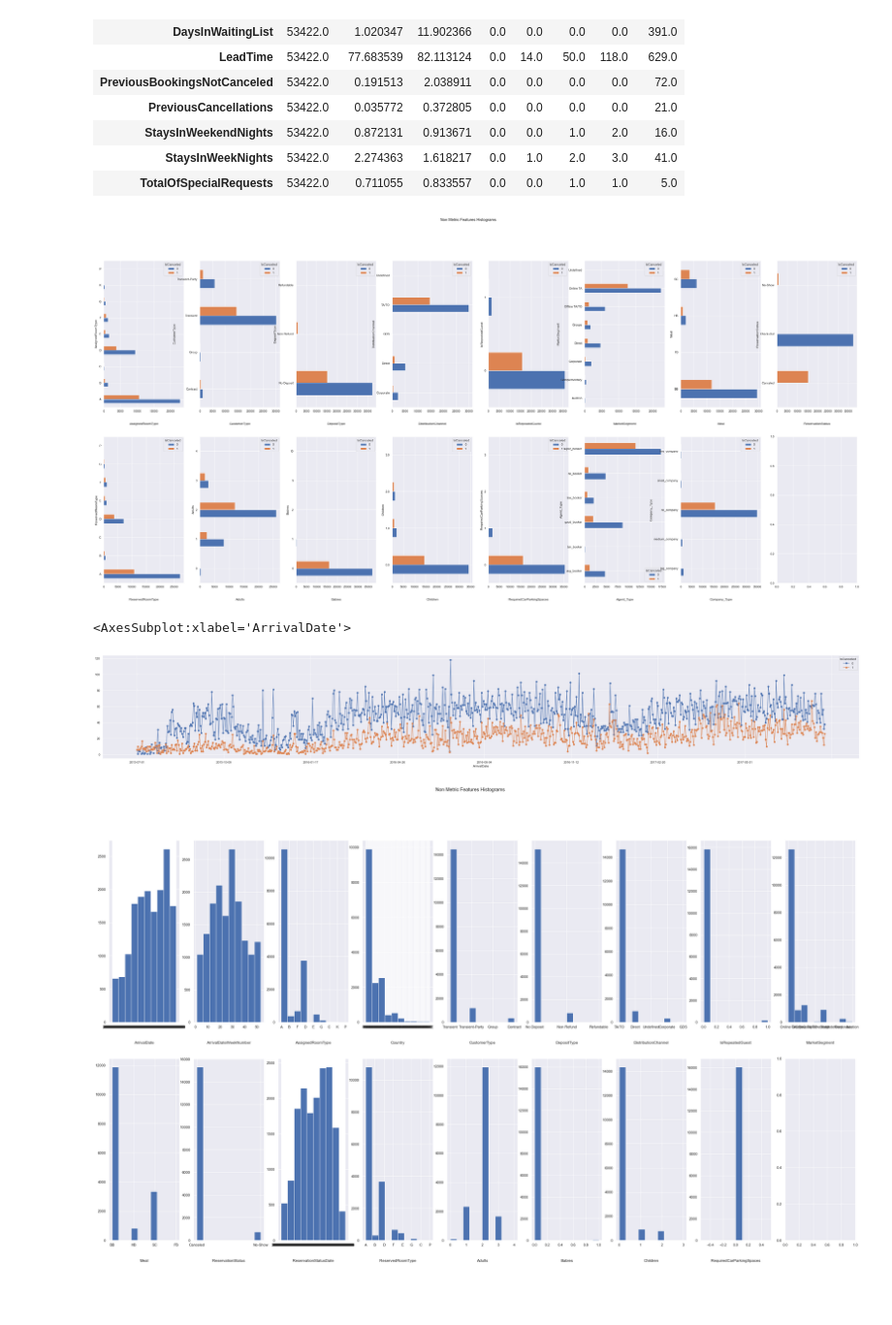
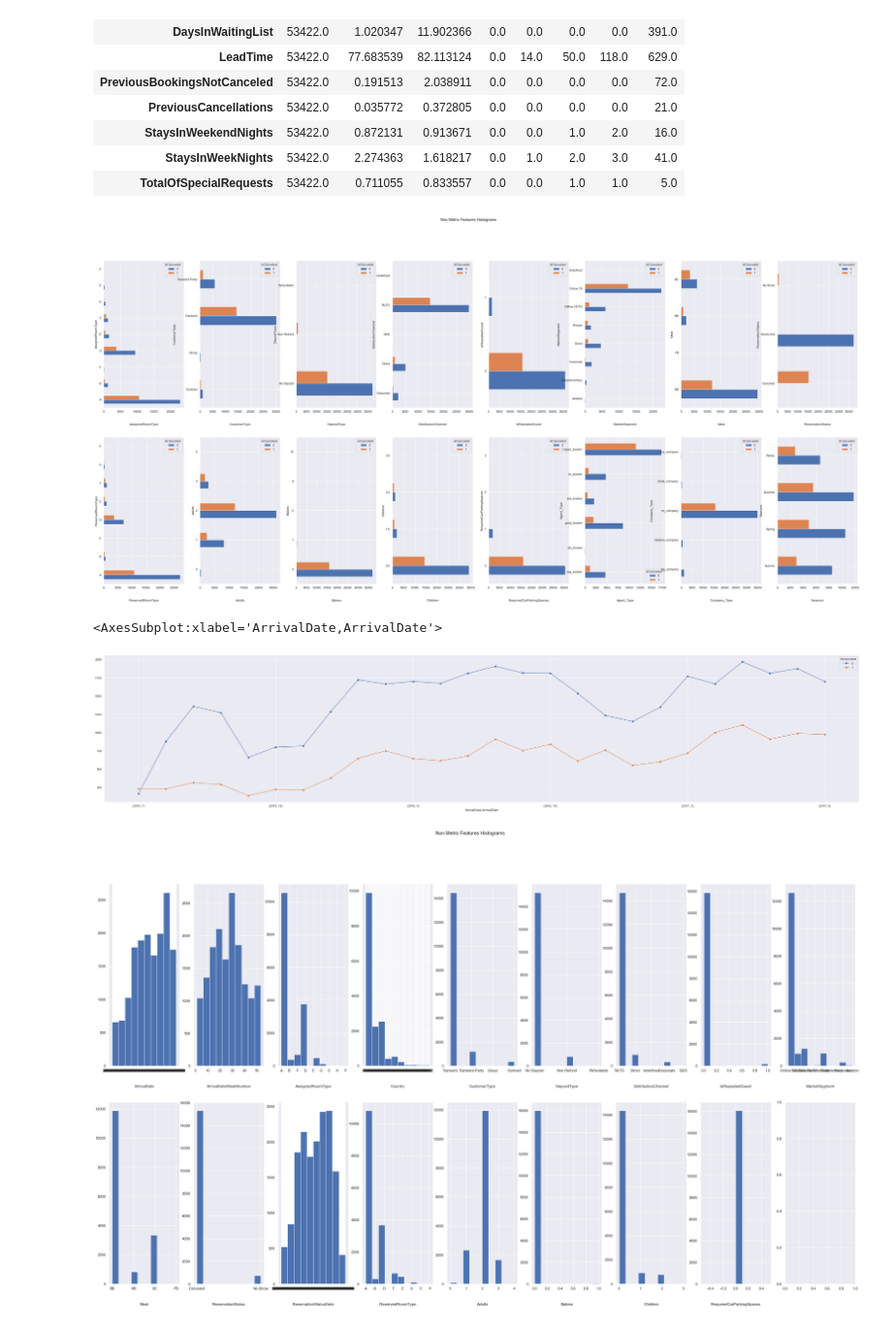
Before and after one commit to diogobulhosa/BC2, a Jupyter notebook: scripts/BC2-Notebook_Visuals.ipynb, the cells around one changed output. Shown at 97% size. Drawn from its saved outputs; the diff is of its cells as text; code cells hidden in the pictures; blank space fills up the shorter version.

Commit message:
seasons created, ohc, train_test_split

```diff
--- a/scripts/BC2-Notebook_Visuals.ipynb
+++ b/scripts/BC2-Notebook_Visuals.ipynb
@@ -34,7 +34,7 @@ df[metric_features].describe().T
 # Non Metric Features Histograms except dates
 nmtplotft = ['AssignedRoomType', 'CustomerType', 'DepositType',
                     'DistributionChannel', 'IsRepeatedGuest' , 'MarketSegment', 'Meal', 'ReservationStatus'
-                    , 'ReservedRoomType', 'Adults', 'Babies','Children', 'RequiredCarParkingSpaces', 'Agent_Type', 'Company_Type']
+                    , 'ReservedRoomType', 'Adults', 'Babies','Children', 'RequiredCarParkingSpaces', 'Agent_Type', 'Company_Type','Seasons']
 sns.set()
 fig, axes = plt.subplots(2, ceil(len(nmtplotft) / 2), figsize=(50, 22))
 
@@ -48,13 +48,16 @@ plt.suptitle(title)
 
 plt.show()
 # %% [output]
-[figure, old version]
+[figure, new version]
 # %%
-fig, ax = plt.subplots(figsize=(50,7))
-df.groupby(['IsCanceled','ArrivalDate']).size().unstack(0).plot(ax=ax, marker='o')
+fig, ax = plt.subplots(figsize=(50,10))
+df.groupby([df.IsCanceled,
+pd.DatetimeIndex(df['ArrivalDate']).year,
+pd.DatetimeIndex(df['ArrivalDate']).month]
+).size().unstack(0).plot(ax=ax, marker='o', legend = True)
 # %% [output]
-<AxesSubplot:xlabel='ArrivalDate'>
+<AxesSubplot:xlabel='ArrivalDate,ArrivalDate'>
-[figure, old version]
+[figure, new version]
 # %%
 # Non Metric Features Histograms
 sns.set()
```
Also changed, not shown: 5 other files.
